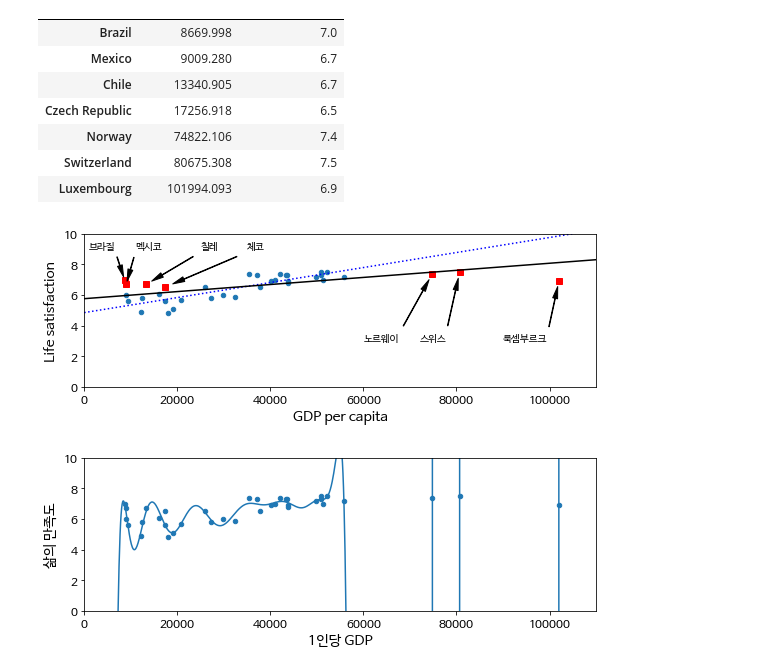
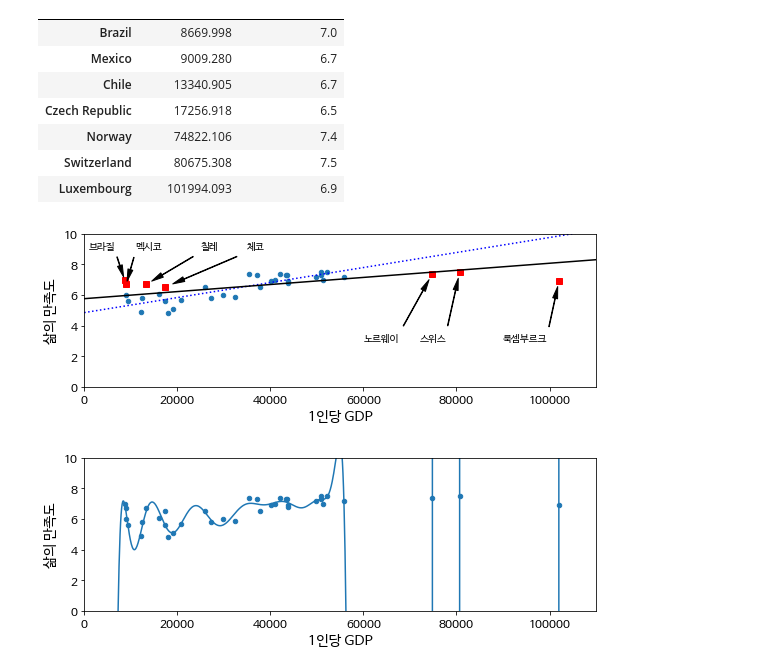
Before and after one commit to gocks8/deep_study, a Jupyter notebook: 01_the_machine_learning_landscape.ipynb, the cells around one changed output. Drawn from its saved outputs; the diff is of its cells as text; code cells hidden in the pictures.

```diff
--- a/01_the_machine_learning_landscape.ipynb
+++ b/01_the_machine_learning_landscape.ipynb
@@ -332,31 +332,32 @@ position_text2 = {
     "Luxembourg": (90000, 3.0, '룩셈부르크'),
 }
 # %%
-sample_data.plot(kind='scatter', x="GDP per capita", y='Life satisfaction', figsize=(8,3))
+ax = sample_data.plot(kind='scatter', x="GDP per capita", y='Life satisfaction', figsize=(8,3))
+ax.set(xlabel='1인당 GDP', ylabel='삶의 만족도')
 plt.axis([0, 110000, 0, 10])
 
 for country, pos_text in position_text2.items():
     pos_data_x, pos_data_y = missing_data.loc[country]
     plt.annotate(pos_text[2], xy=(pos_data_x, pos_data_y), xytext=pos_text[:2],
             arrowprops=dict(facecolor='black', width=0.5, shrink=0.1, headwidth=5))
     plt.plot(pos_data_x, pos_data_y, "rs")
 
 X=np.linspace(0, 110000, 1000)
 plt.plot(X, t0 + t1*X, "b:")
 
 lin_reg_full = linear_model.LinearRegression()
 Xfull = np.c_[full_country_stats["GDP per capita"]]
 yfull = np.c_[full_country_stats["Life satisfaction"]]
 lin_reg_full.fit(Xfull, yfull)
 
 t0full, t1full = lin_reg_full.intercept_[0], lin_reg_full.coef_[0][0]
 X = np.linspace(0, 110000, 1000)
 plt.plot(X, t0full + t1full * X, "k")
 
 save_fig('representative_training_data_scatterplot')
 plt.show()
 # %% [output]
-[figure, old version]
+[figure, new version]
 # %%
 ax = full_country_stats.plot(kind='scatter', x="GDP per capita", y='Life satisfaction', figsize=(8,3))
 ax.set(xlabel='1인당 GDP', ylabel='삶의 만족도')
```
Also changed, not shown: parts of 2 cells of this notebook, 5 other files.
